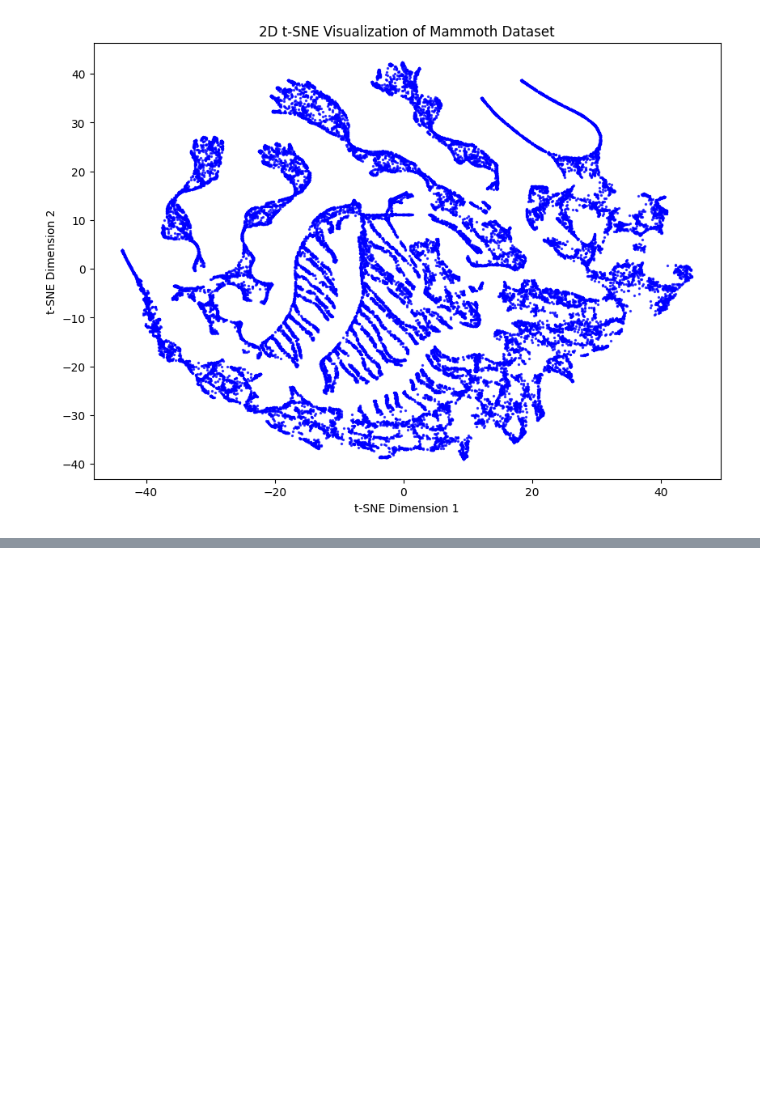
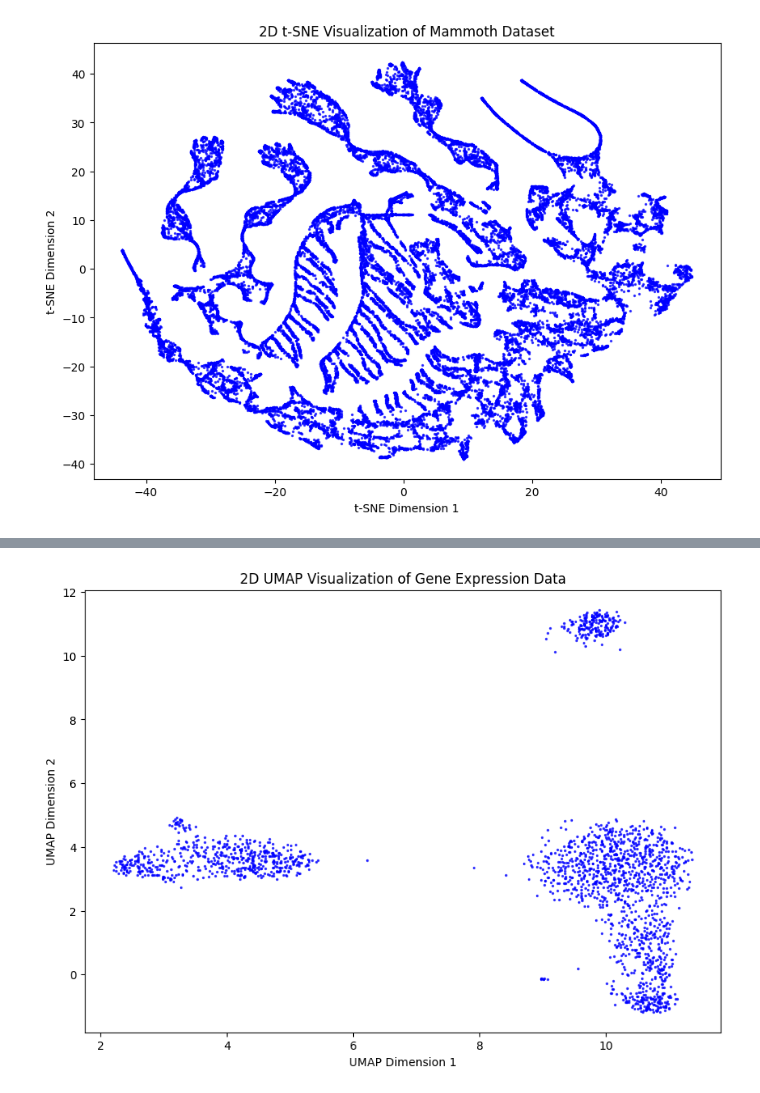
Before and after one commit to Feliksmueller/Statistics_Molecular_Biology_Course, a Jupyter notebook: Statistics_05.ipynb, the cells around one changed output, grey strips where cells are left out. Cells and saved outputs as stored; diff of their text form; code cells hidden in the pictures; blank space fills up the shorter version.

```diff
--- a/Statistics_05.ipynb
+++ b/Statistics_05.ipynb
@@ -736,0 +772,18 @@ ValueError: 'c' argument has 999778 elements, which is inconsistent with 'x' and
+# %%
+##### LOAD cell-gene dataset ####
+# from google.colab import drive
+# from google.colab import files
+import pandas as pd
+import numpy as np
+
+# For google Colabs do
+# drive.mount('/content/drive')
+
+path = 'data/'
+counts = pd.read_csv(path + 'adata_lognormed_final.csv', index_col=0)
+
+print(type(counts))
+print(counts.head())
+
+print('Rows (cells): %d, Columns (genes): %d' % counts.shape)
+###############################
@@ -736,0 +808,23 @@ ValueError: 'c' argument has 999778 elements, which is inconsistent with 'x' and
+# %%
+import umap
+import matplotlib.pyplot as plt
+
+# Apply UMAP to reduce to 2 dimensions
+reducer = umap.UMAP(n_components=2, metric='euclidean', random_state=42)
+umap_embedding = reducer.fit_transform(counts)
+
+# Visualize the UMAP embedding
+plt.figure(figsize=(10, 7))
+plt.scatter(
+    umap_embedding[:, 0],  # UMAP Dimension 1
+    umap_embedding[:, 1],  # UMAP Dimension 2
+    s=2,                   # Marker size
+    alpha=0.7,             # Transparency
+    color='blue'           # Marker color
+)
+plt.title("2D UMAP Visualization of Gene Expression Data")
+plt.xlabel("UMAP Dimension 1")
+plt.ylabel("UMAP Dimension 2")
+plt.show()
+# %% [output]
+[figure, added]
```
Also changed, not shown: parts of 22 cells of this notebook.
